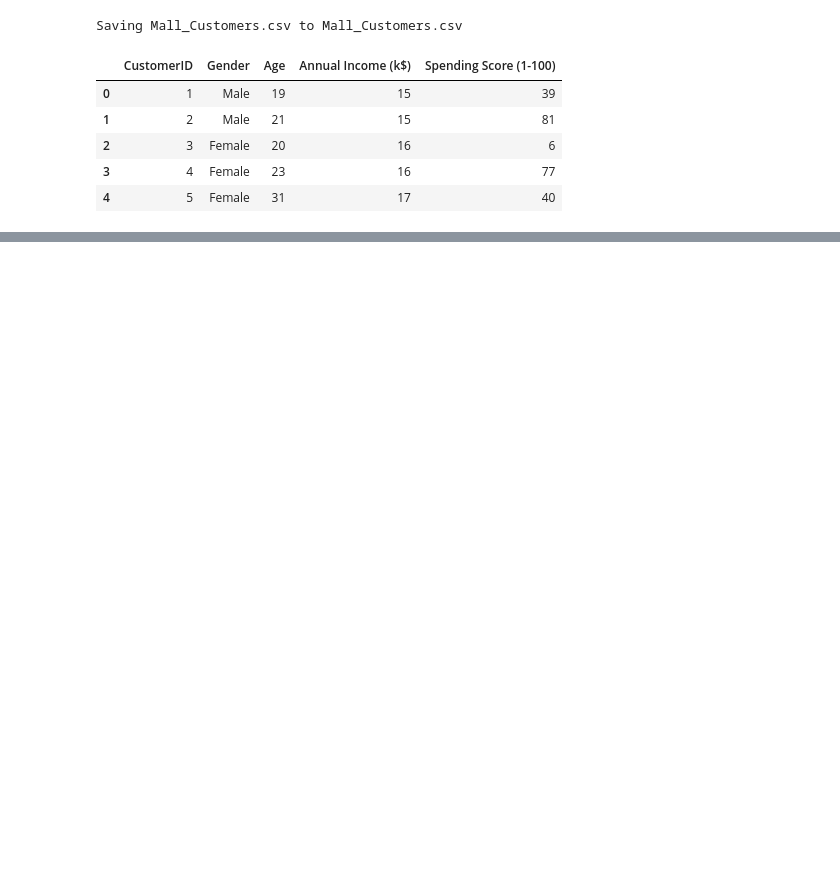
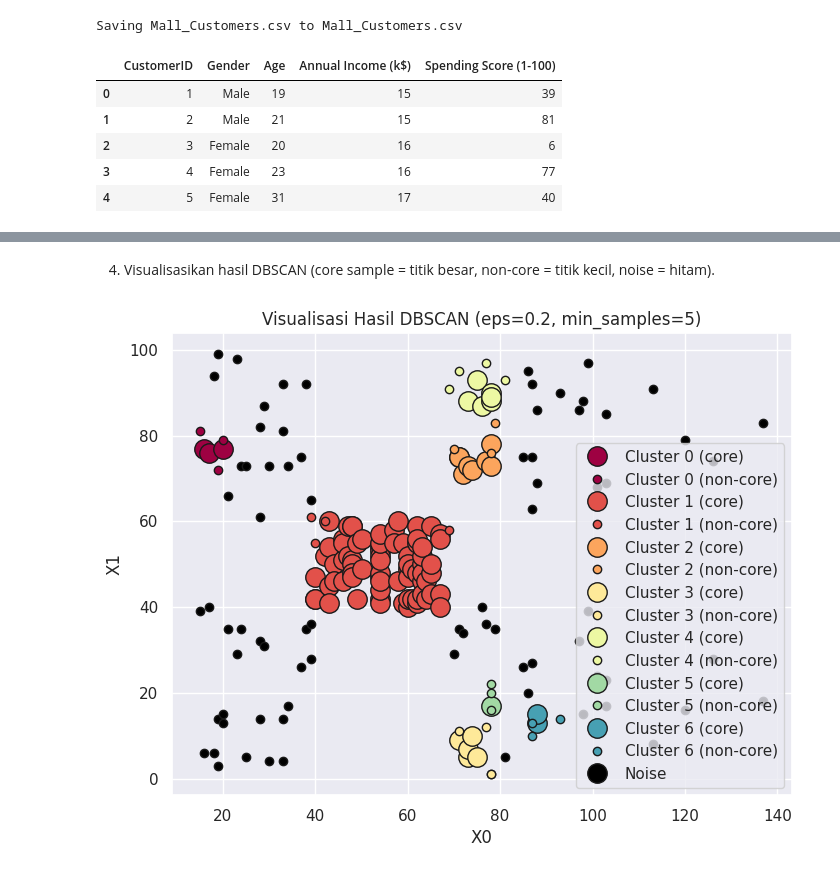
Before and after one commit to annisakrnn/Machine-Learning_2025, a Jupyter notebook: TG5_2341720070_ANNISA_KURNIAWATI.ipynb, the cells around one changed output, grey strips where cells are left out. Saved outputs shown, nothing was run; the diff lists cells and outputs as text; code cells hidden in the pictures; blank space fills up the shorter version.

```diff
--- a/TG5_2341720070_ANNISA_KURNIAWATI.ipynb
+++ b/TG5_2341720070_ANNISA_KURNIAWATI.ipynb
@@ -522,0 +666,11 @@ df.head()
+# %%
+dbscan = DBSCAN(eps=0.2, min_samples=5)
+labels = dbscan.fit_predict(X_scaled)
+
+# Hitung jumlah cluster dan noise
+n_clusters = len(set(labels)) - (1 if -1 in labels else 0)
+n_noise = list(labels).count(-1)
+
+print("\nHasil DBSCAN (eps=0.2, min_samples=5):")
+print(f"Jumlah Cluster: {n_clusters}")
+print(f"Jumlah Noise: {n_noise}")
@@ -522,0 +710,28 @@ df.head()
+# %% [markdown]
+4. Visualisasikan hasil DBSCAN (core sample = titik besar, non-core = titik kecil, noise = hitam).
+# %%
+# Visualisasi hasil DBSCAN
+core_samples_mask = np.zeros_like(labels, dtype=bool)
+core_samples_mask[dbscan.core_sample_indices_] = True
+unique_labels = set(labels)
+
+plt.figure(figsize=(8, 6))
+colors = plt.cm.Spectral(np.linspace(0, 1, len(unique_labels)))
+
+for k, col in zip(unique_labels, colors):
+    if k == -1:
+        col = [0, 0, 0, 1]  # Noise berwarna hitam
+    class_member_mask = (labels == k)
+    xy = X[class_member_mask & core_samples_mask]  # Core samples
+    plt.plot(xy[:, 0], xy[:, 1], 'o', markerfacecolor=tuple(col), markeredgecolor='k', markersize=14, label=f'Cluster {k} (core)' if k != -1 else 'Noise')
+    xy = X[class_member_mask & ~core_samples_mask]  # Non-core samples
+    plt.plot(xy[:, 0], xy[:, 1], 'o', markerfacecolor=tuple(col), markeredgecolor='k', markersize=6, label=f'Cluster {k} (non-core)' if k != -1 else None)
+
+plt.title('Visualisasi Hasil DBSCAN (eps=0.2, min_samples=5)')
+plt.xlabel('X0')
+plt.ylabel('X1')
+plt.legend()
+plt.grid(True)
+plt.show()
+# %% [output]
+[figure, added]
```
Also changed, not shown: parts of 24 cells of this notebook.
